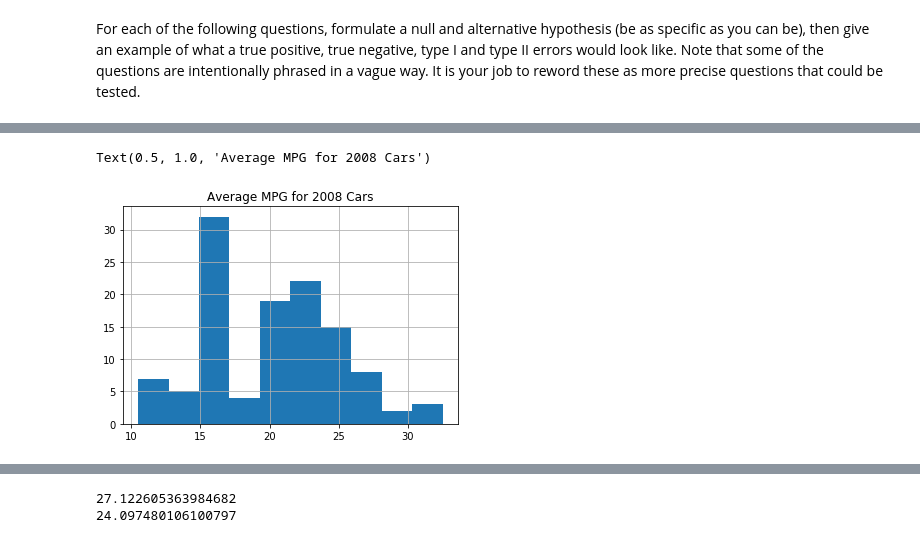
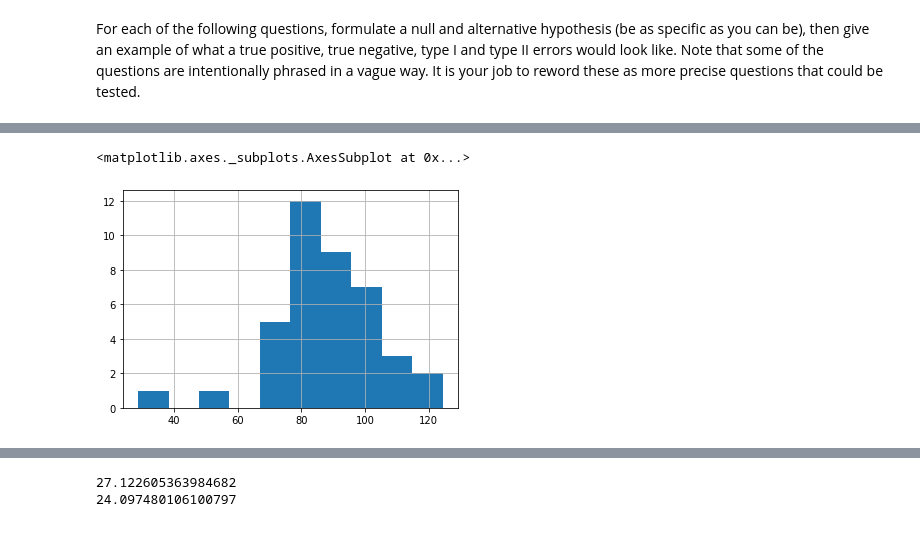
Before and after one commit to Brandon-Martinez27/statistics-exercises, a Jupyter notebook: hypothesis_testing.ipynb, the cells around one changed output, grey strips where cells are left out. Cells and saved outputs as stored; diff of their text form; code cells hidden in the pictures.

```diff
--- a/hypothesis_testing.ipynb
+++ b/hypothesis_testing.ipynb
@@ -319,6 +292,0 @@ Text(0.5, 1.0, 'Average MPG for 1999 Cars')
-# %%
-fe_08.hist() #plot distribution 2008 mpg
-plt.title('Average MPG for 2008 Cars')
-# %% [output]
-Text(0.5, 1.0, 'Average MPG for 2008 Cars')
-[figure, removed]
@@ -330,0 +293,9 @@ Text(0.5, 1.0, 'Average MPG for 2008 Cars')
+# %%
+## Two Sample T-Test
+office1 = pd.Series(np.random.normal(90, 15, 40))
+office2 = pd.Series(np.random.normal(100, 20, 50))
+# %%
+office1.hist()
+# %% [output]
+<matplotlib.axes._subplots.AxesSubplot at 0x...>
+[figure, added]
```
Also changed, not shown: parts of 76 cells of this notebook.
